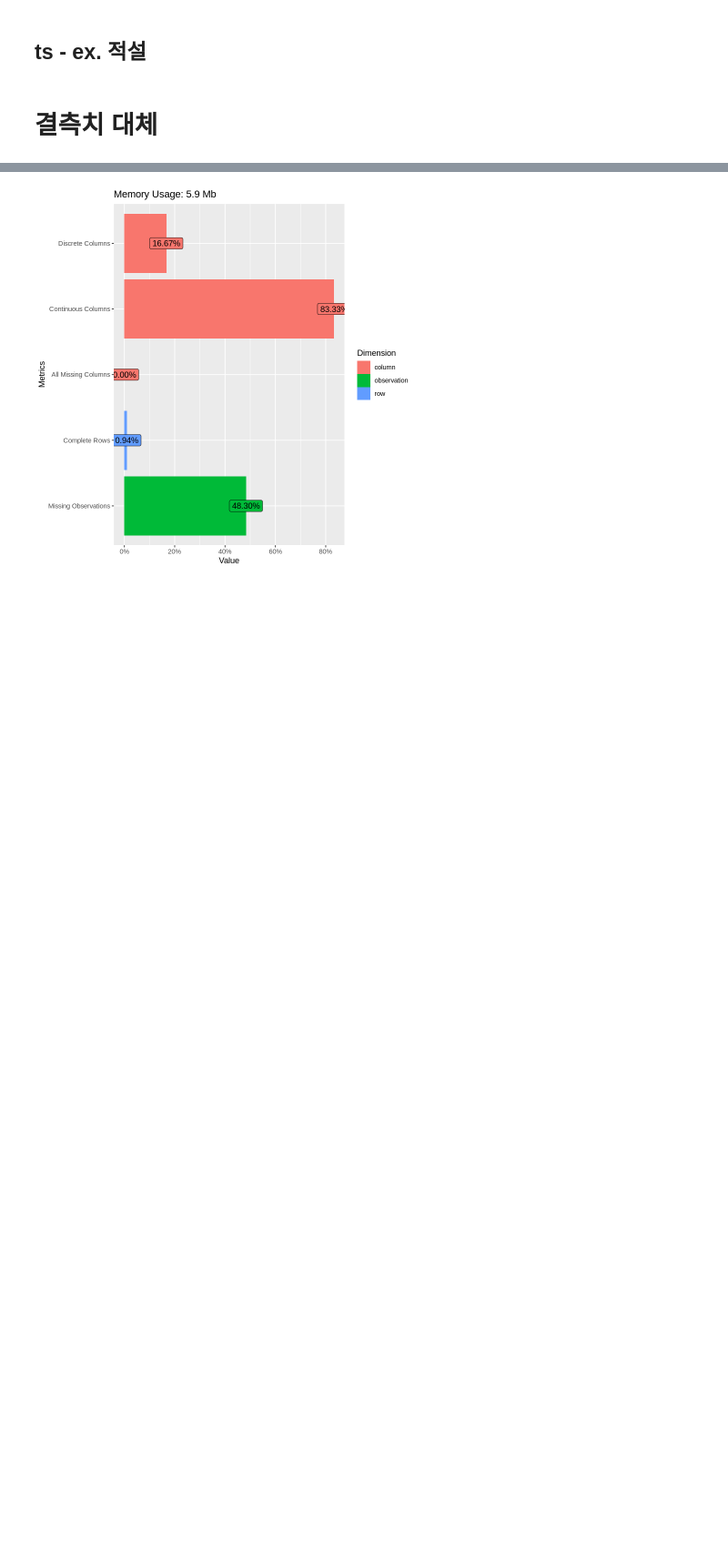
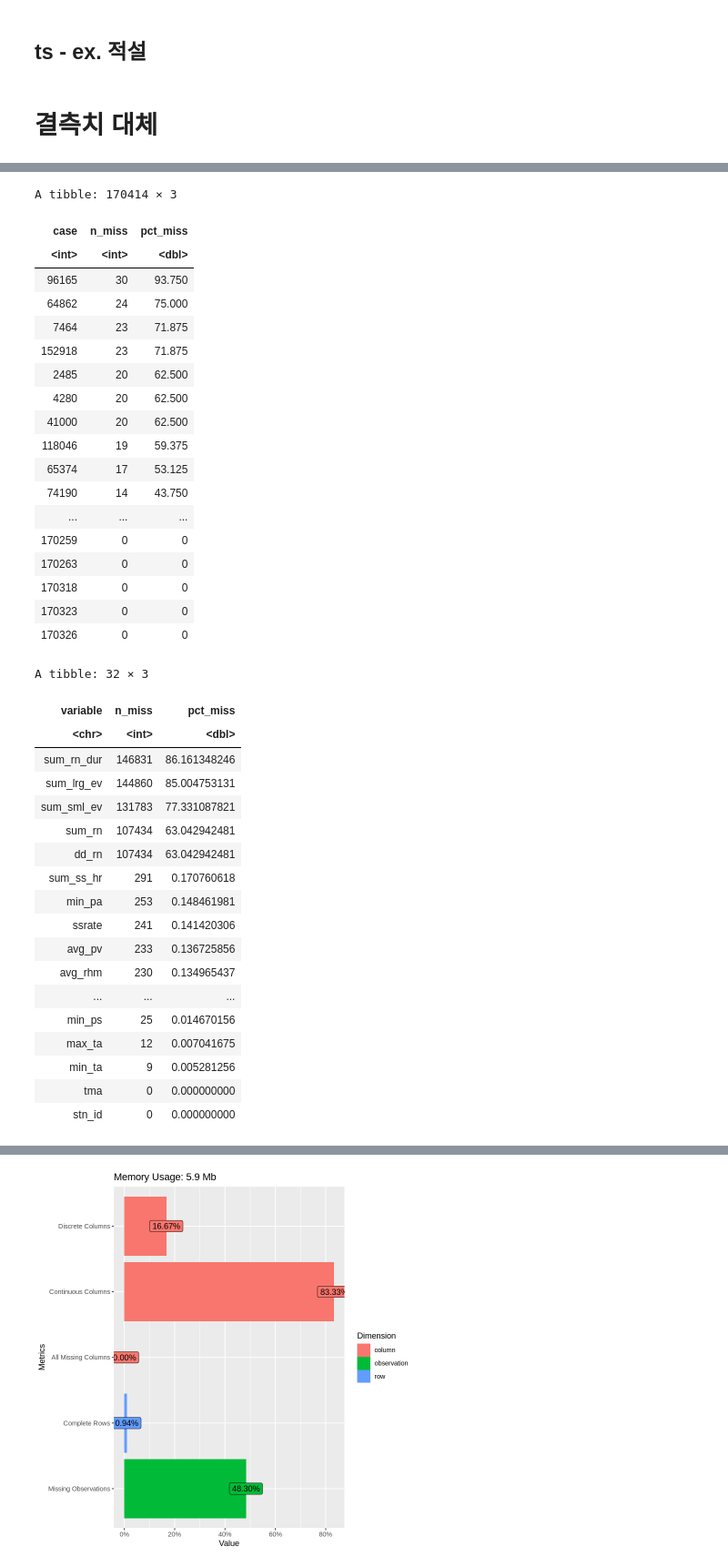
Before and after one commit to min02yam/Prediction-of-Cardiovascular-Disease-Incidence-using-machine-learning, a Jupyter notebook: ASOS데이터.ipynb, the cells around one changed output, grey strips where cells are left out. Shown at 91% size. Saved outputs shown, nothing was run; the diff lists cells and outputs as text; code cells hidden in the pictures; blank space fills up the shorter version.

```diff
--- a/ASOS데이터.ipynb
+++ b/ASOS데이터.ipynb
@@ -351,2 +677,43 @@ ggplot_na_distribution(ts_적설[,3])
 # %%
 #위치 확인
+miss_case_summary(DT) #행기준
+miss_var_summary(DT) # 열기준
+# %% [output]
+A tibble: 170414 × 3
+| case | n_miss | pct_miss |
+| <int> | <int> | <dbl> |
+| 96165 | 30 | 93.750 |
+| 64862 | 24 | 75.000 |
+| 7464 | 23 | 71.875 |
+| 152918 | 23 | 71.875 |
+| 2485 | 20 | 62.500 |
+| 4280 | 20 | 62.500 |
+| 41000 | 20 | 62.500 |
+| 118046 | 19 | 59.375 |
+| 65374 | 17 | 53.125 |
+| 74190 | 14 | 43.750 |
+| ... | ... | ... |
+| 170259 | 0 | 0 |
+| 170263 | 0 | 0 |
+| 170318 | 0 | 0 |
+| 170323 | 0 | 0 |
+| 170326 | 0 | 0 |
+A tibble: 32 × 3
+| variable | n_miss | pct_miss |
+| <chr> | <int> | <dbl> |
+| sum_rn_dur | 146831 | 86.161348246 |
+| sum_lrg_ev | 144860 | 85.004753131 |
+| sum_sml_ev | 131783 | 77.331087821 |
+| sum_rn | 107434 | 63.042942481 |
+| dd_rn | 107434 | 63.042942481 |
+| sum_ss_hr | 291 | 0.170760618 |
+| min_pa | 253 | 0.148461981 |
+| ssrate | 241 | 0.141420306 |
+| avg_pv | 233 | 0.136725856 |
+| avg_rhm | 230 | 0.134965437 |
+| ... | ... | ... |
+| min_ps | 25 | 0.014670156 |
+| max_ta | 12 | 0.007041675 |
+| min_ta | 9 | 0.005281256 |
+| tma | 0 | 0.000000000 |
+| stn_id | 0 | 0.000000000 |
```
Also changed, not shown: parts of 42 cells of this notebook.
